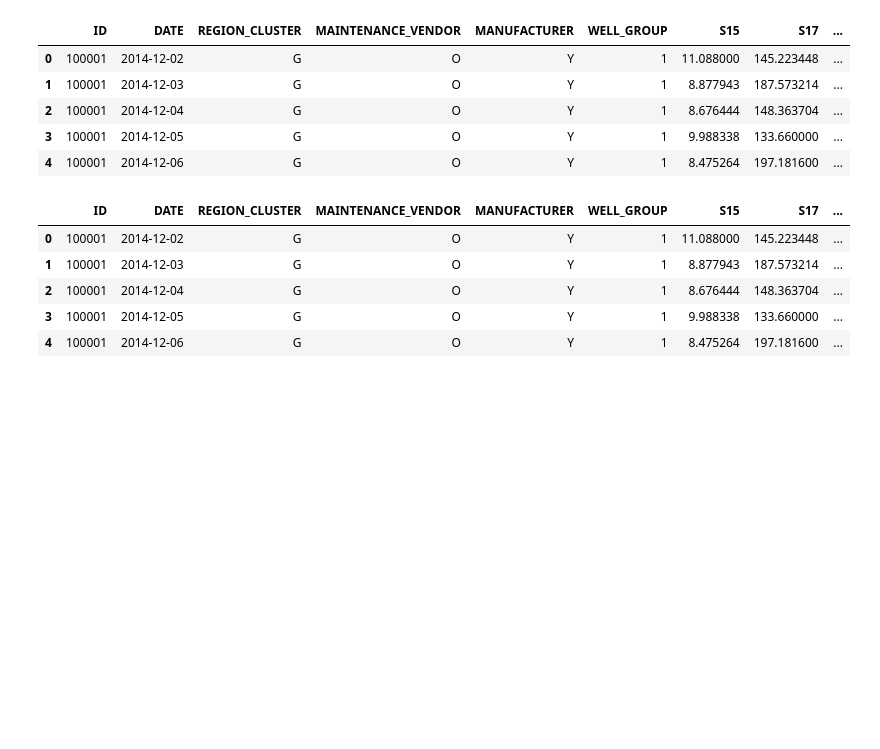
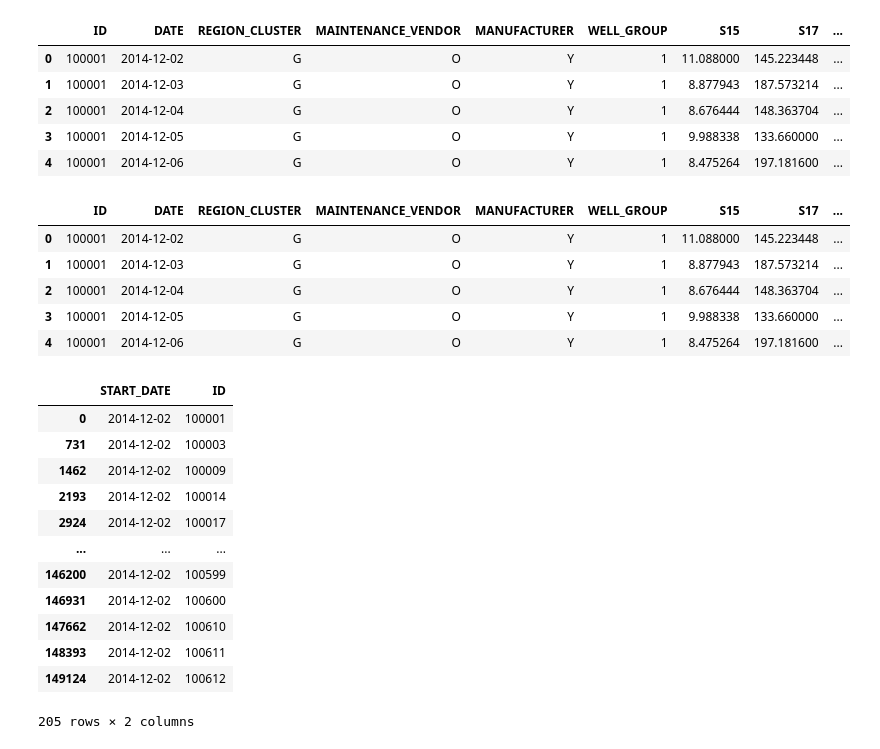
Before and after one commit to MaxPolak97/machine-failure-prediction, a Jupyter notebook: PredictiveMaintenance.ipynb, the cells around one changed output. Drawn from its saved outputs; the diff is of its cells as text; code cells hidden in the pictures; blank space fills up the shorter version.

```diff
--- a/PredictiveMaintenance.ipynb
+++ b/PredictiveMaintenance.ipynb
@@ -174,3 +202,27 @@ data.head()
 | 2 | 100001 | 2014-12-04 | G | O | Y | 1 | 8.676444 | 148.363704 | ... |
 | 3 | 100001 | 2014-12-05 | G | O | Y | 1 | 9.988338 | 133.660000 | ... |
 | 4 | 100001 | 2014-12-06 | G | O | Y | 1 | 8.475264 | 197.181600 | ... |
+# %%
+dfx = data
+starter = dfx[dfx['switch'] == 1]
+starter = starter[['DATE','ID']]
+#rename date to start_date
+starter = starter.rename(index=str, columns={"DATE": "START_DATE"})
+#Merge START_DATE to the original data set
+dfx=dfx.sort_values(by=['ID', 'DATE'], ascending=[True, True])
+starter=starter.sort_values(by=['ID'], ascending=[True])
+starter
+# %% [output]
+|  | START_DATE | ID |
+| 0 | 2014-12-02 | 100001 |
+| 731 | 2014-12-02 | 100003 |
+| 1462 | 2014-12-02 | 100009 |
+| 2193 | 2014-12-02 | 100014 |
+| 2924 | 2014-12-02 | 100017 |
+| ... | ... | ... |
+| 146200 | 2014-12-02 | 100599 |
+| 146931 | 2014-12-02 | 100600 |
+| 147662 | 2014-12-02 | 100610 |
+| 148393 | 2014-12-02 | 100611 |
+| 149124 | 2014-12-02 | 100612 |
+205 rows × 2 columns
```
Also changed, not shown: parts of 4 cells of this notebook.
